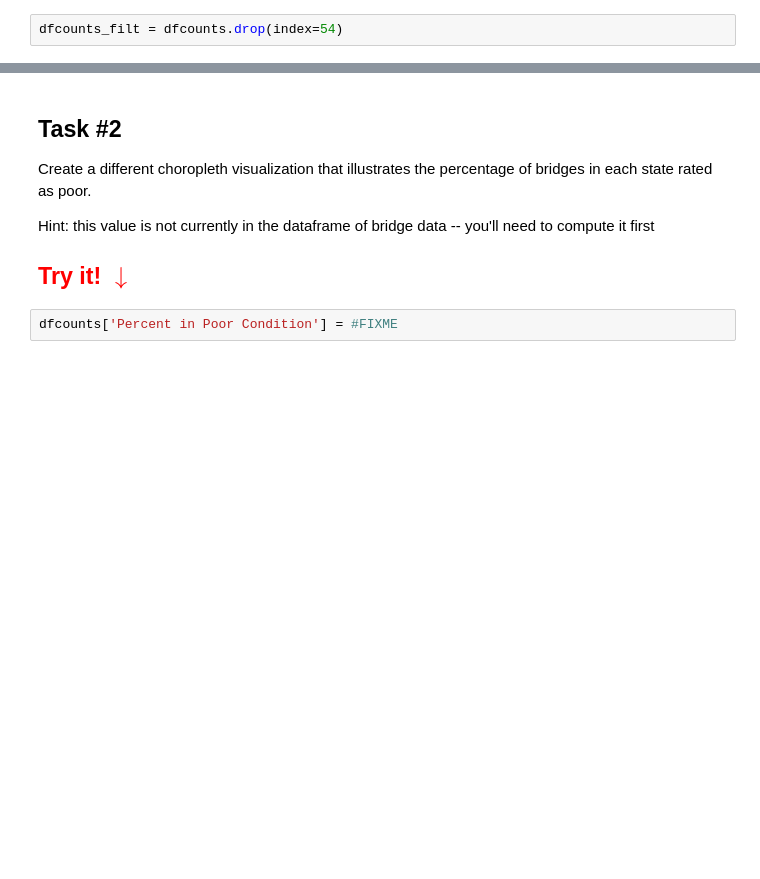
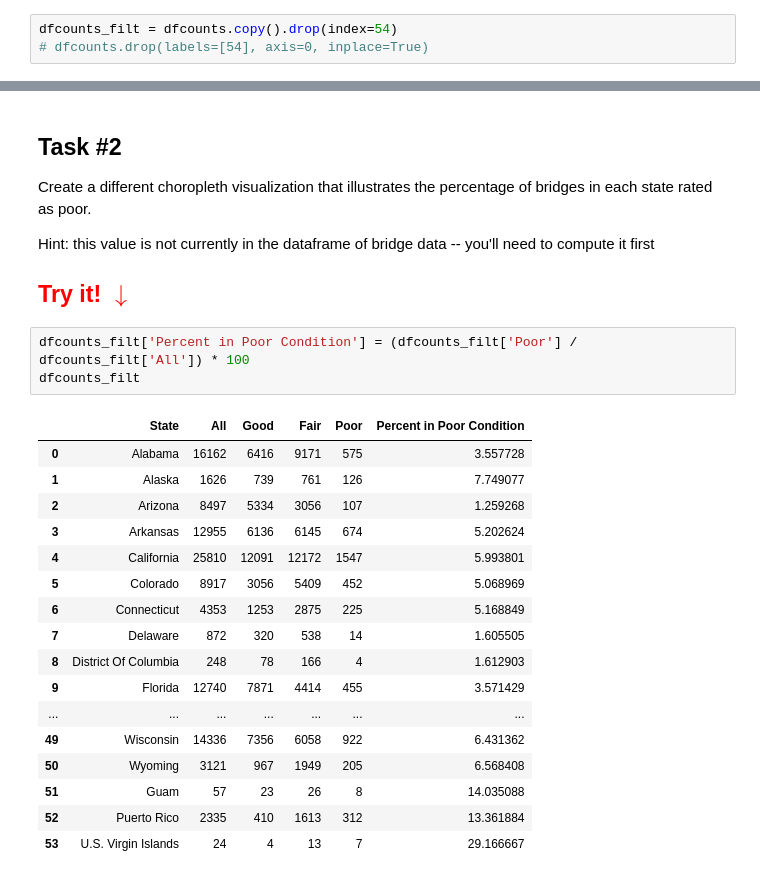
Before and after one commit to dalexa10/Python_Data_Science, a Jupyter notebook: visualizing/scrubbing-data-visualization.ipynb, the cells around one changed output, grey strips where cells are left out. Drawn from its saved outputs; the diff is of its cells as text; blank space fills up the shorter version.

```diff
--- a/visualizing/scrubbing-data-visualization.ipynb
+++ b/visualizing/scrubbing-data-visualization.ipynb
@@ -584,7 +591,8 @@ numpy.int64
 # %% [markdown]
 Drop last row of totals
 # %%
-dfcounts_filt = dfcounts.drop(index=54)
+dfcounts_filt = dfcounts.copy().drop(index=54)
+# dfcounts.drop(labels=[54], axis=0, inplace=True)
 # %%
 url = 'https://raw.githubusercontent.com/python-visualization/folium/master/examples/data/us-states.json'
 state_geo = requests.get(url).json()
@@ -616,7 +625,26 @@ Hint:  this value is not currently in the dataframe of bridge data -- you'll nee
 
 ## <font color="red"> Try it! $\downarrow$</font>
 # %%
-dfcounts['Percent in Poor Condition'] = #FIXME
+dfcounts_filt['Percent in Poor Condition'] = (dfcounts_filt['Poor'] / dfcounts_filt['All']) * 100
+dfcounts_filt
+# %% [output]
+|  | State | All | Good | Fair | Poor | Percent in Poor Condition |
+| 0 | Alabama | 16162 | 6416 | 9171 | 575 | 3.557728 |
+| 1 | Alaska | 1626 | 739 | 761 | 126 | 7.749077 |
+| 2 | Arizona | 8497 | 5334 | 3056 | 107 | 1.259268 |
+| 3 | Arkansas | 12955 | 6136 | 6145 | 674 | 5.202624 |
+| 4 | California | 25810 | 12091 | 12172 | 1547 | 5.993801 |
+| 5 | Colorado | 8917 | 3056 | 5409 | 452 | 5.068969 |
+| 6 | Connecticut | 4353 | 1253 | 2875 | 225 | 5.168849 |
+| 7 | Delaware | 872 | 320 | 538 | 14 | 1.605505 |
+| 8 | District Of Columbia | 248 | 78 | 166 | 4 | 1.612903 |
+| 9 | Florida | 12740 | 7871 | 4414 | 455 | 3.571429 |
+| ... | ... | ... | ... | ... | ... | ... |
+| 49 | Wisconsin | 14336 | 7356 | 6058 | 922 | 6.431362 |
+| 50 | Wyoming | 3121 | 967 | 1949 | 205 | 6.568408 |
+| 51 | Guam | 57 | 23 | 26 | 8 | 14.035088 |
+| 52 | Puerto Rico | 2335 | 410 | 1613 | 312 | 13.361884 |
+| 53 | U.S. Virgin Islands | 24 | 4 | 13 | 7 | 29.166667 |
 # %%
 m = folium.Map(location=[48, -102], zoom_start=3)
 
```
Also changed, not shown: parts of 5 cells of this notebook.
